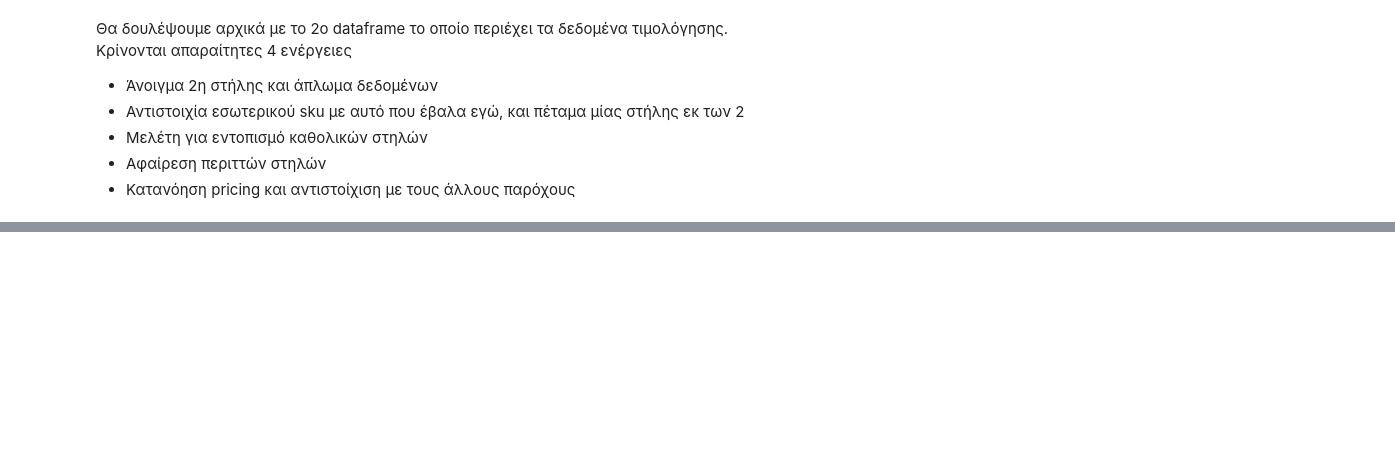
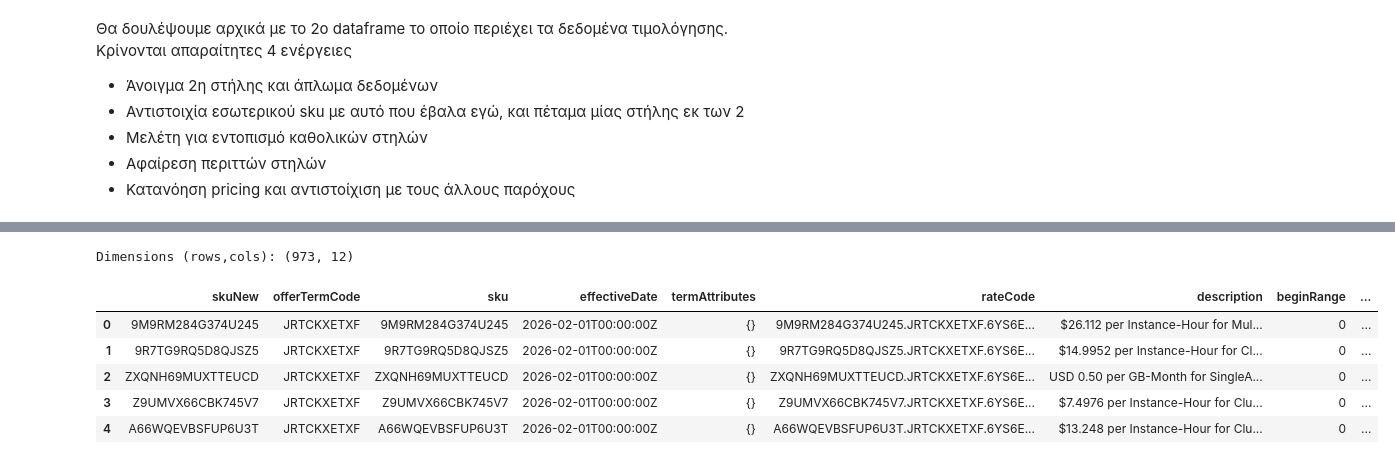
Before and after one commit to PanosVaritis/Pricing-ops-api, a Jupyter notebook: notebooks/aws_eda.ipynb, the cells around one changed output, grey strips where cells are left out. Saved outputs shown, nothing was run; the diff lists cells and outputs as text; code cells hidden in the pictures; blank space fills up the shorter version.

```diff
--- a/notebooks/aws_eda.ipynb
+++ b/notebooks/aws_eda.ipynb
@@ -114,3 +112,18 @@ Terms DataFrame: Rows = 973, Columns = 2
 - Μελέτη για εντοπισμό καθολικών στηλών
 - Αφαίρεση περιττών στηλών
 - Κατανόηση pricing και αντιστοίχιση με τους άλλους παρόχους
+# %%
+# Πάιρνω την πρώτη εγγραφή προκειμένου να κάνω έναν έλεγχο των πεδίων
+sample_row = df_terms.iloc[0]
+print("SKU:", sample_row['skuNew'])
+
+raw_dict = sample_row['termsOndemand']
+
+# Βρίσκουμε το κλειδί (το σύνθετο hash, π.χ. SKU.OfferTermCode)
+offer_hash_key = list(raw_dict.keys())[0]
+offer_content = raw_dict[offer_hash_key]
+
+print("\n--- Περιεχόμενα προσφοράς (Offer Content) ---")
+for k, v in offer_content.items():
+    # if k != 'priceDimensions':
+    print(f"{k}: {v}")
@@ -116,0 +184,52 @@ Terms DataFrame: Rows = 973, Columns = 2
+# %%
+itemsList = []
+
+for idx, row in df_terms.iterrows():
+
+    # Κατασκευάζουμε εξ'ολοκλήρου νεό dataframe. Δεν κάνουμε ενέργειες πάνω στον υπάρχον. Οπότε φτιάχνουμε γραμμή γραμμή με τα πεδία που έχουμε. Για αυτό και τα εξάξουμε ένα - ένα
+    skuNew = row['skuNew']
+    offerTermCode = row['offerTermCode']
+    skuDefaultValue = row['sku']
+    effectiveDate = row['effectiveDate']
+    termAttributes = row['termAttributes']
+
+    # Παίρνουμε το λεξικό του priceDimensions
+    priceDimensionDict = row['priceDimensions']
+
+    # Κοιτάζει εάν όντως το priceDimensions είναι λεξικό. Αν δεν είναι δεν μπαίνει καν μέσα στο loop. Έτσι και δεν κρασάρει, και αποφεύγω να δημιουργήσω γραμμές στις οποίες τα δεδομένα είναι ελλιπή
+    if isinstance(priceDimensionDict, dict):
+        # ΔΌπως και στο πάνω κελί, με τον τρόπο αυτό αγνοούμε το εσωτετικό xxx.xxx.xxx
+        for dimensionsDict_hash_key, dimensionsDict_content in priceDimensionDict.items():
+
+            # Το pricePerUnit είναι και αυτό με την σειρά του λεξικού οποτε πριν εφαρμόσω την μέθοδο get προσέχω για να βεβαιωθώ ότι το βρήκα και δεν έπεσα στην περίπτωση "κακών" δεδομένων
+            price_per_unit_dict = dimensionsDict_content.get('pricePerUnit', {})
+            usd_price = price_per_unit_dict.get('USD') if isinstance(price_per_unit_dict, dict) else None
+
+            item = {
+                'skuNew': skuNew,
+                'offerTermCode': offerTermCode,
+                'sku': skuDefaultValue,
+                'effectiveDate': effectiveDate,
+                'termAttributes': termAttributes,
+                'rateCode': dimensionsDict_content.get('rateCode'),
+                'description': dimensionsDict_content.get('description'),
+                'beginRange': dimensionsDict_content.get('beginRange'),
+                'endRange': dimensionsDict_content.get('endRange'),
+                'unit': dimensionsDict_content.get('unit'),
+                'priceUSD': usd_price,   # Aυτό το πεδίο μέσω του ελέγχου που κάναμε πιο πάνω, ή θα είναι None ή θα έχει κάποια τιμή. Οπότε θα το χρησιμοποιήσω μετά για έλεγχω
+                'appliesTo': dimensionsDict_content.get('appliesTo')
+            }
+            itemsList.append(item)
+
+df_terms_final = pd.DataFrame(itemsList)
+
+print(f"Dimensions (rows,cols): {df_terms_final.shape}")
+df_terms_final.head()
+# %% [output]
+Dimensions (rows,cols): (973, 12)
+|  | skuNew | offerTermCode | sku | effectiveDate | termAttributes | rateCode | description | beginRange | ... |
+| 0 | 9M9RM284G374U245 | JRTCKXETXF | 9M9RM284G374U245 | 2026-02-01T00:00:00Z | {} | 9M9RM284G374U245.JRTCKXETXF.6YS6E... | $26.112 per Instance-Hour for Mul... | 0 | ... |
+| 1 | 9R7TG9RQ5D8QJSZ5 | JRTCKXETXF | 9R7TG9RQ5D8QJSZ5 | 2026-02-01T00:00:00Z | {} | 9R7TG9RQ5D8QJSZ5.JRTCKXETXF.6YS6E... | $14.9952 per Instance-Hour for Cl... | 0 | ... |
+| 2 | ZXQNH69MUXTTEUCD | JRTCKXETXF | ZXQNH69MUXTTEUCD | 2026-02-01T00:00:00Z | {} | ZXQNH69MUXTTEUCD.JRTCKXETXF.6YS6E... | USD 0.50 per GB-Month for SingleA... | 0 | ... |
+| 3 | Z9UMVX66CBK745V7 | JRTCKXETXF | Z9UMVX66CBK745V7 | 2026-02-01T00:00:00Z | {} | Z9UMVX66CBK745V7.JRTCKXETXF.6YS6E... | $7.4976 per Instance-Hour for Clu... | 0 | ... |
+| 4 | A66WQEVBSFUP6U3T | JRTCKXETXF | A66WQEVBSFUP6U3T | 2026-02-01T00:00:00Z | {} | A66WQEVBSFUP6U3T.JRTCKXETXF.6YS6E... | $13.248 per Instance-Hour for Clu... | 0 | ... |
```
Also changed, not shown: parts of 15 cells of this notebook.
